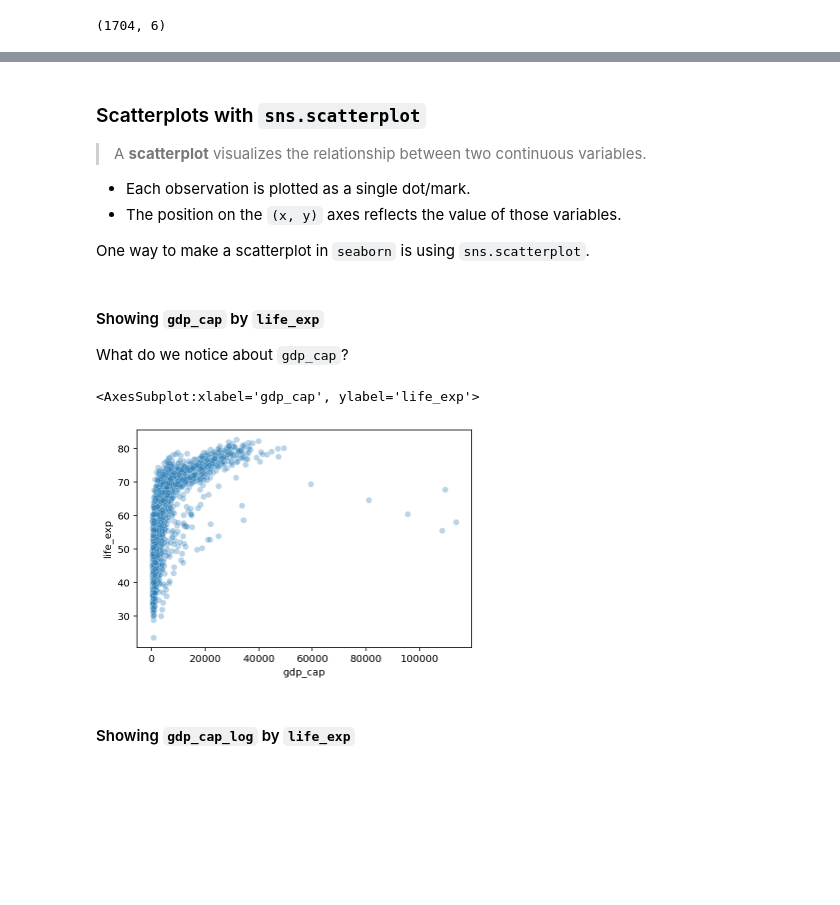
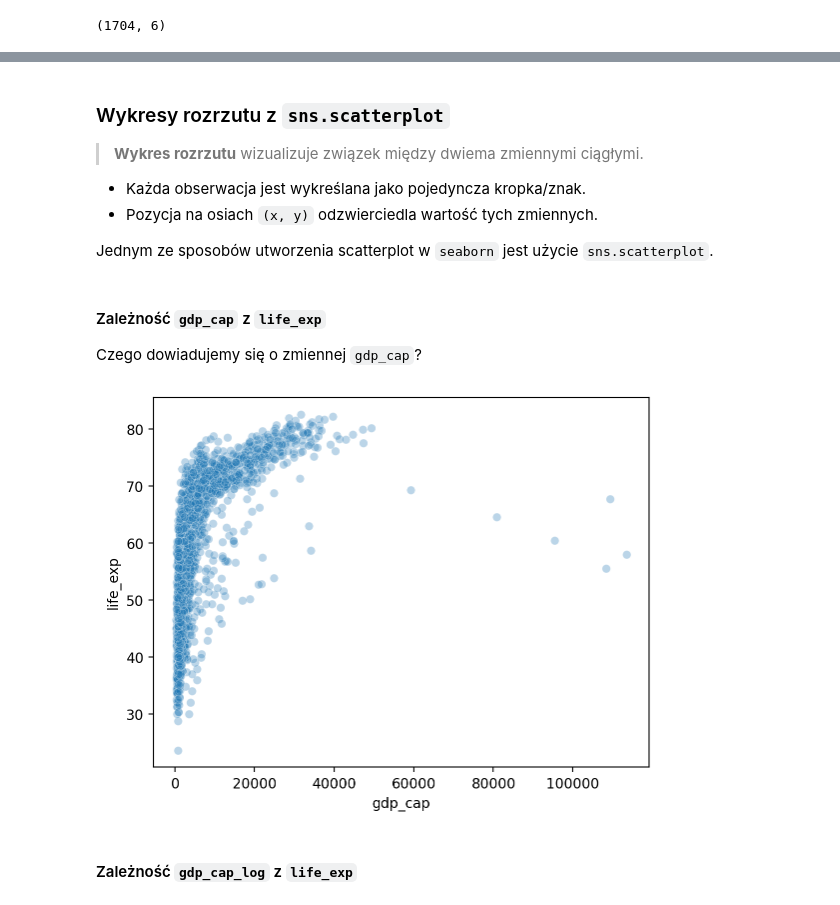
Before and after one commit to wignusia/sad, a Jupyter notebook: 06-dataviz-seaborn.ipynb, the cells around one changed output, grey strips where cells are left out. Cells and saved outputs as stored; diff of their text form; code cells hidden in the pictures; blank space fills up the shorter version.

```diff
--- a/06-dataviz-seaborn.ipynb
+++ b/06-dataviz-seaborn.ipynb
@@ -129,4 +112,0 @@ The plot is extremely **right-skewed**. We could transform it using a log-transf
-# %%
-df_gapminder['pop_log'] = df_gapminder['population'].apply(lambda x: np.log10(x))
-sns.histplot(data = df_gapminder, x = 'pop_log', stat = 'probability')
-plt.xlabel("Population (Log 10)")
@@ -151,22 +119,20 @@ sns.histplot(data = df_gapminder, x = 'pop_log', stat = 'probability', log_scale
 # %% [markdown]
-### Scatterplots with `sns.scatterplot`
+### Wykresy rozrzutu z `sns.scatterplot`
 
-> A **scatterplot** visualizes the relationship between two continuous variables.
+> **Wykres rozrzutu** wizualizuje związek między dwiema zmiennymi ciągłymi.
 
-- Each observation is plotted as a single dot/mark.
-- The position on the `(x, y)` axes reflects the value of those variables.
+- Każda obserwacja jest wykreślana jako pojedyncza kropka/znak.
+- Pozycja na osiach `(x, y)` odzwierciedla wartość tych zmiennych.
 
-One way to make a scatterplot in `seaborn` is using `sns.scatterplot`.
+Jednym ze sposobów utworzenia scatterplot w `seaborn` jest użycie `sns.scatterplot`.
 # %% [markdown]
-#### Showing `gdp_cap` by `life_exp`
+#### Zależność `gdp_cap` z `life_exp`
 
-What do we notice about `gdp_cap`?
+Czego dowiadujemy się o zmiennej `gdp_cap`?
 # %%
-sns.scatterplot(data = df_gapminder, x = 'gdp_cap',
-               y = 'life_exp', alpha = .3)
+sns.scatterplot(data = df_gapminder, x = 'gdp_cap', y = 'life_exp', alpha = .3);
 # %% [output]
-<AxesSubplot:xlabel='gdp_cap', ylabel='life_exp'>
-[figure, old version]
+[figure, new version]
 # %% [markdown]
-#### Showing `gdp_cap_log` by `life_exp`
+#### Zależność `gdp_cap_log` z `life_exp`
 # %%
```
Also changed, not shown: parts of 79 cells of this notebook, 2 other files.
